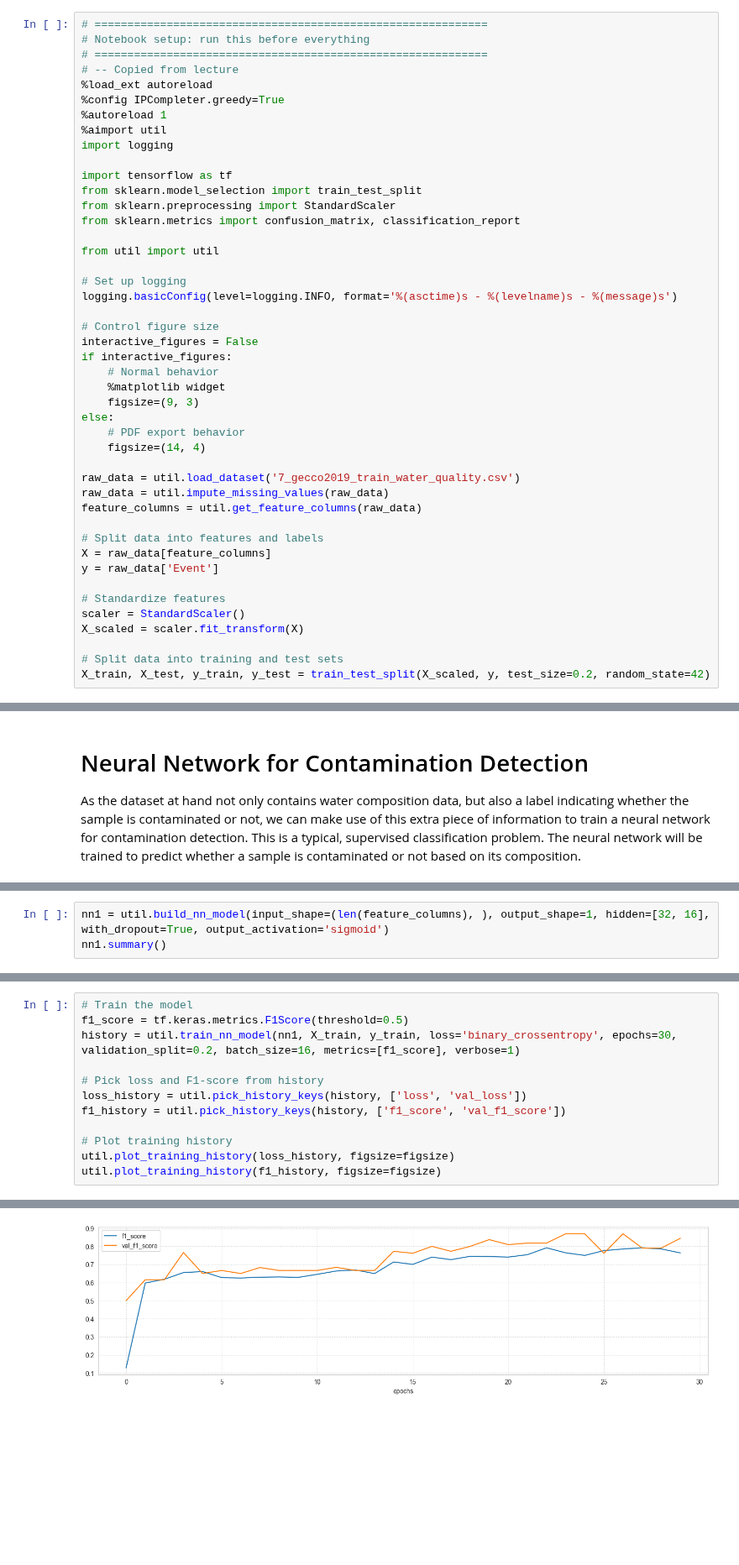
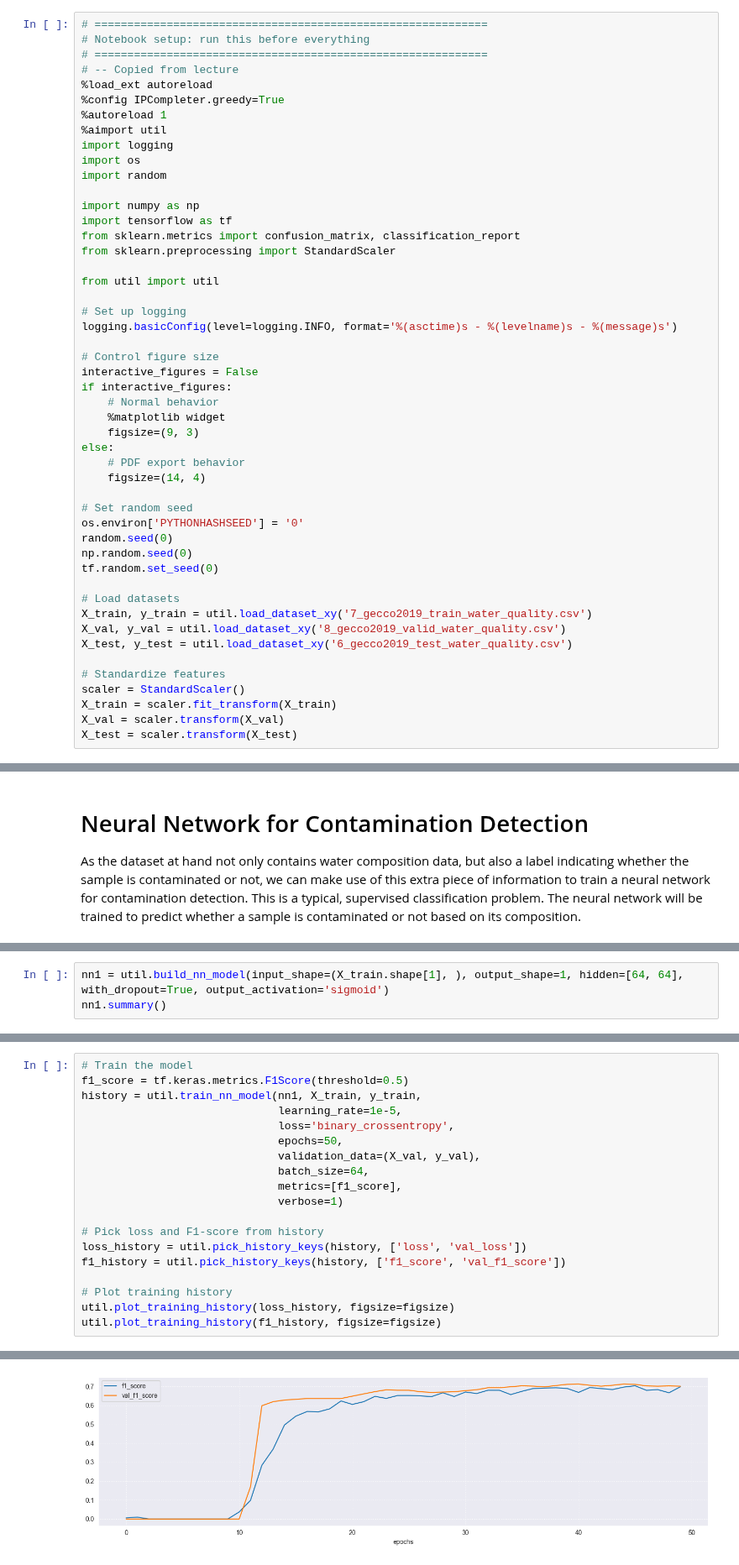
Before and after one commit to llamadeus/ai-industry, a Jupyter notebook: notebooks/explore_nn.ipynb, the cells around one changed output, grey strips where cells are left out. Shown at 84% size. Drawn from its saved outputs; the diff is of its cells as text; blank space fills up the shorter version.

Commit message:
fix(notebook): Use proper validation and test sets for evaluation

```diff
--- a/notebooks/explore_nn.ipynb
+++ b/notebooks/explore_nn.ipynb
@@ -8,11 +8,13 @@
 %autoreload 1
 %aimport util
 import logging
+import os
+import random
 
+import numpy as np
 import tensorflow as tf
-from sklearn.model_selection import train_test_split
+from sklearn.metrics import confusion_matrix, classification_report
 from sklearn.preprocessing import StandardScaler
-from sklearn.metrics import confusion_matrix, classification_report
 
 from util import util
 
@@ -29,17 +31,19 @@ else:
     # PDF export behavior
     figsize=(14, 4)
 
-raw_data = util.load_dataset('7_gecco2019_train_water_quality.csv')
-raw_data = util.impute_missing_values(raw_data)
-feature_columns = util.get_feature_columns(raw_data)
+# Set random seed
+os.environ['PYTHONHASHSEED'] = '0'
+random.seed(0)
+np.random.seed(0)
+tf.random.set_seed(0)
 
-# Split data into features and labels
-X = raw_data[feature_columns]
-y = raw_data['Event']
+# Load datasets
+X_train, y_train = util.load_dataset_xy('7_gecco2019_train_water_quality.csv')
+X_val, y_val = util.load_dataset_xy('8_gecco2019_valid_water_quality.csv')
+X_test, y_test = util.load_dataset_xy('6_gecco2019_test_water_quality.csv')
 
 # Standardize features
 scaler = StandardScaler()
-X_scaled = scaler.fit_transform(X)
-
-# Split data into training and test sets
-X_train, X_test, y_train, y_test = train_test_split(X_scaled, y, test_size=0.2, random_state=42)
+X_train = scaler.fit_transform(X_train)
+X_val = scaler.transform(X_val)
+X_test = scaler.transform(X_test)
@@ -52,4 +59,4 @@ For the neural network, we will use the Keras API as done in the lectures. The a
 # %%
-nn1 = util.build_nn_model(input_shape=(len(feature_columns), ), output_shape=1, hidden=[32, 16], with_dropout=True, output_activation='sigmoid')
+nn1 = util.build_nn_model(input_shape=(X_train.shape[1], ), output_shape=1, hidden=[64, 64], with_dropout=True, output_activation='sigmoid')
 nn1.summary()
 # %% [output]
@@ -78,7 +85,14 @@ The neural network will be trained using the binary cross-entropy loss function,
 # %%
 # Train the model
 f1_score = tf.keras.metrics.F1Score(threshold=0.5)
-history = util.train_nn_model(nn1, X_train, y_train, loss='binary_crossentropy', epochs=30, validation_split=0.2, batch_size=16, metrics=[f1_score], verbose=1)
+history = util.train_nn_model(nn1, X_train, y_train,
+                              learning_rate=1e-5,
+                              loss='binary_crossentropy',
+                              epochs=50,
+                              validation_data=(X_val, y_val),
+                              batch_size=64,
+                              metrics=[f1_score],
+                              verbose=1)
 
 # Pick loss and F1-score from history
 loss_history = util.pick_history_keys(history, ['loss', 'val_loss'])
@@ -110 +124 @@ Final scores: loss: 0.0041, val_loss: 0.0016
-[figure, old version]
+[figure, new version]
```
Also changed, not shown: parts of 9 cells of this notebook.
